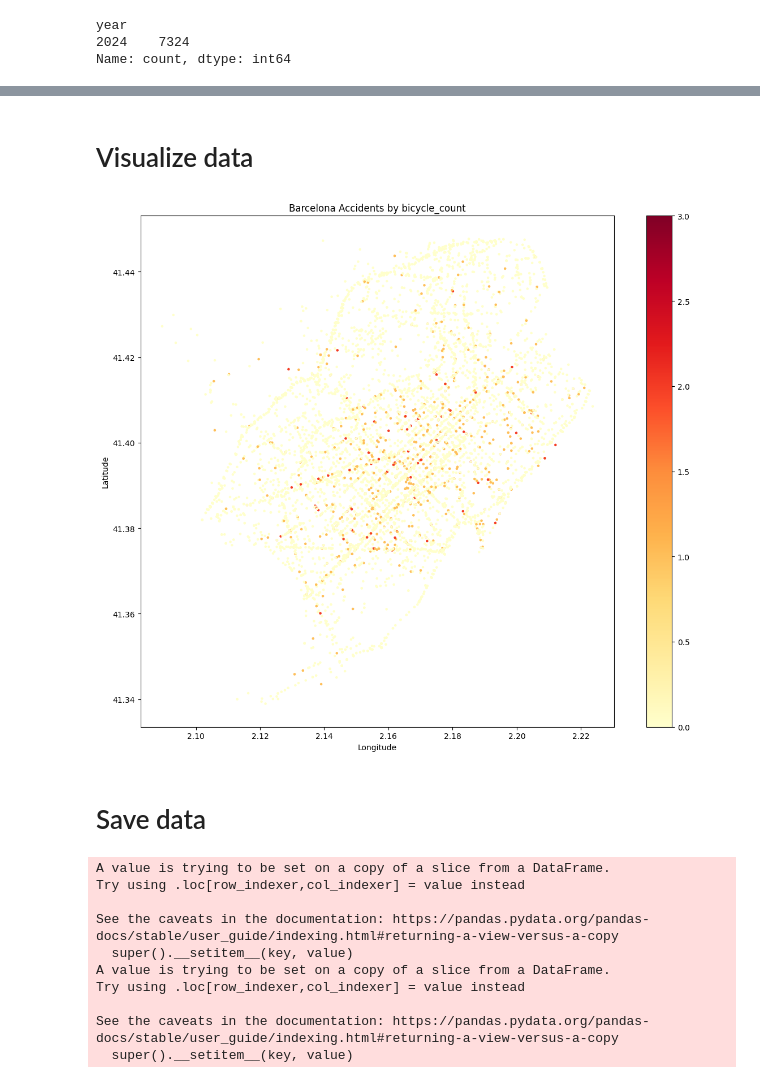
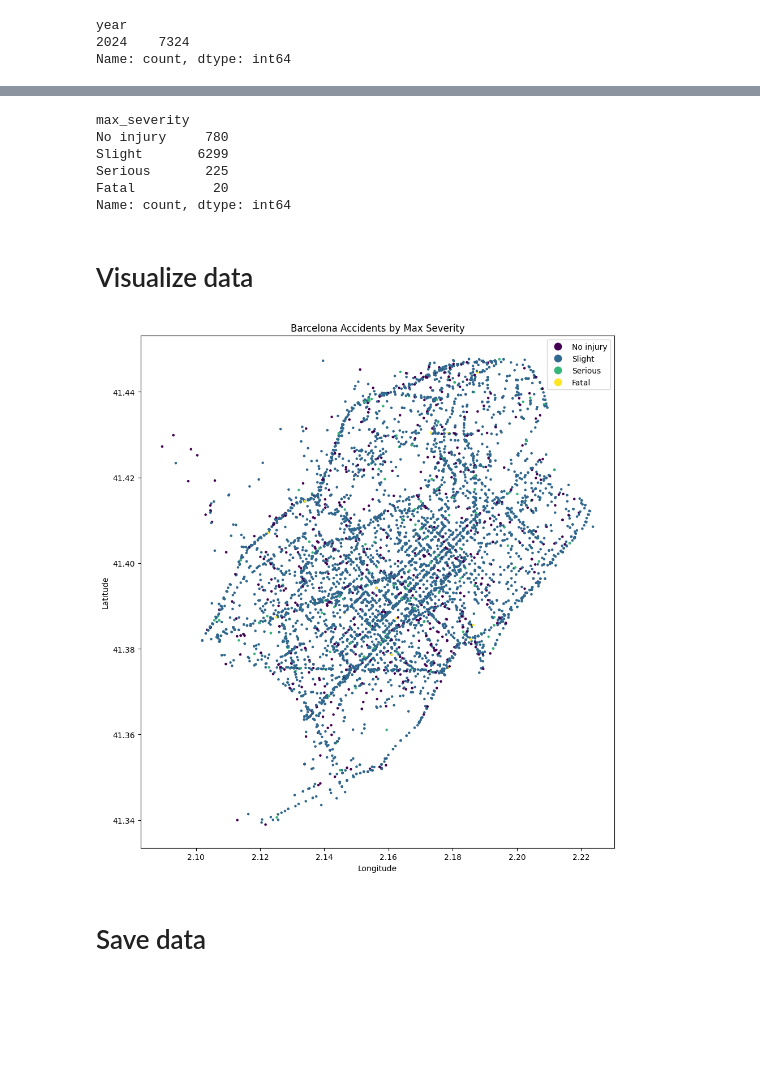
Before and after one commit to cyclingMoritz/REALLOCATE-BCN-pilot1, a Jupyter notebook: notebooks/Accidents.ipynb, the cells around one changed output, grey strips where cells are left out. Drawn from its saved outputs; the diff is of its cells as text; code cells hidden in the pictures; blank space fills up the shorter version.

Commit message:
Code to clean the data

```diff
--- a/notebooks/Accidents.ipynb
+++ b/notebooks/Accidents.ipynb
@@ -37,6 +38,27 @@ gdf.head(1)
 # %%
 # get only last year
 gdf = gdf[gdf['year'] == YEAR]
+# %%
+gdf["max_severity"] = np.select(
+    [
+        gdf["deaths"] > 0,
+        gdf["serious_injuries"] > 0,
+        gdf["slight_injuries"] > 0
+    ],
+    [
+        "Fatal",
+        "Serious",
+        "Slight"
+    ],
+    default="No injury"
+)
+# %%
+severity_order = ["No injury", "Slight", "Serious", "Fatal"]
+gdf["max_severity"] = pd.Categorical(
+    gdf["max_severity"],
+    categories=severity_order,
+    ordered=True
+)
 # %% [markdown]
 # Metrics
 # %%
@@ -48,21 +84,29 @@ Name: count, dtype: int64
+# %%
+gdf["max_severity"].value_counts(dropna=False).sort_index()
+# %% [output]
+max_severity
+No injury     780
+Slight       6299
+Serious       225
+Fatal          20
+Name: count, dtype: int64
 # %% [markdown]
 # Visualize data
 # %%
-
 gdf.plot(
-    column='bicycle_count',
+    column='max_severity',
     legend=True,
     figsize=(12, 10),
     markersize=5,
-    cmap='YlOrRd'
+    cmap='viridis'
 )
-plt.title('Barcelona Accidents by bicycle_count')
+plt.title('Barcelona Accidents by Max Severity')
 plt.xlabel('Longitude')
 plt.ylabel('Latitude')
 plt.tight_layout()
 plt.show()
 # %% [output]
-[figure, old version]
+[figure, new version]
 # %% [markdown]
 # Save data
 # %%
@@ -70,14 +114,3 @@ gdf.to_crs(epsg=4326, inplace=True)  # Convert to WGS84 for GeoJSON compatibilit
 gdf["Evaluation"] = 'Accessible'
 gdf.to_file(
     f"../data/accidents{YEAR}.geojson", driver='GeoJSON', index=False)
-# %% [output]
-A value is trying to be set on a copy of a slice from a DataFrame.
-Try using .loc[row_indexer,col_indexer] = value instead
-
-See the caveats in the documentation: https://pandas.pydata.org/pandas-docs/stable/user_guide/indexing.html#returning-a-view-versus-a-copy
-  super().__setitem__(key, value)
-A value is trying to be set on a copy of a slice from a DataFrame.
-Try using .loc[row_indexer,col_indexer] = value instead
-
-See the caveats in the documentation: https://pandas.pydata.org/pandas-docs/stable/user_guide/indexing.html#returning-a-view-versus-a-copy
-  super().__setitem__(key, value)
```
Also changed, not shown: parts of 3 cells of this notebook, 2 other files.
